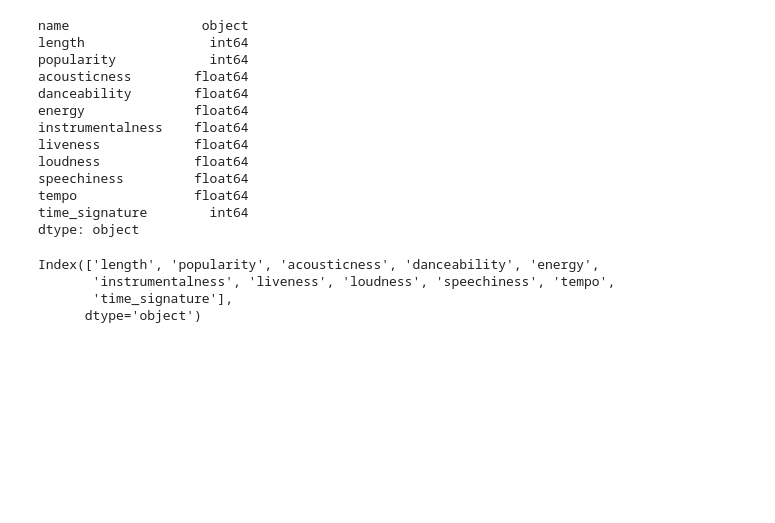
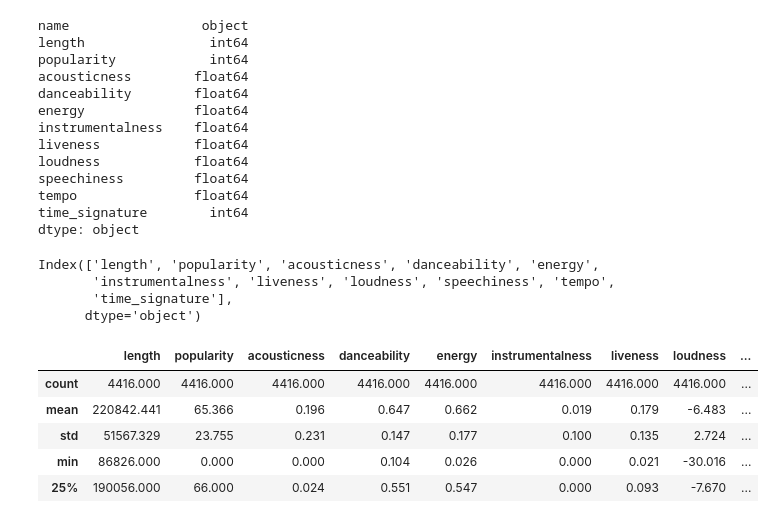
Before and after one commit to AleksiusK/JohdatusDatatieteisiinHarjoitustyo, a Jupyter notebook: dbscan_test.ipynb, the cells around one changed output. Cells and saved outputs as stored; diff of their text form; code cells hidden in the pictures; blank space fills up the shorter version.

```diff
--- a/dbscan_test.ipynb
+++ b/dbscan_test.ipynb
@@ -38,6 +39,17 @@ Index(['length', 'popularity', 'acousticness', 'danceability', 'energy',
        'instrumentalness', 'liveness', 'loudness', 'speechiness', 'tempo',
        'time_signature'],
       dtype='object')
+# %%
+attributes = df.columns
+stats = round(df[attributes].describe(), 3)
+stats.head()
+# %% [output]
+|  | length | popularity | acousticness | danceability | energy | instrumentalness | liveness | loudness | ... |
+| count | 4416.000 | 4416.000 | 4416.000 | 4416.000 | 4416.000 | 4416.000 | 4416.000 | 4416.000 | ... |
+| mean | 220842.441 | 65.366 | 0.196 | 0.647 | 0.662 | 0.019 | 0.179 | -6.483 | ... |
+| std | 51567.329 | 23.755 | 0.231 | 0.147 | 0.177 | 0.100 | 0.135 | 2.724 | ... |
+| min | 86826.000 | 0.000 | 0.000 | 0.104 | 0.026 | 0.000 | 0.021 | -30.016 | ... |
+| 25% | 190056.000 | 66.000 | 0.024 | 0.551 | 0.547 | 0.000 | 0.093 | -7.670 | ... |
 # %%
 x = df.values
 scaled = MinMaxScaler().fit_transform(x)
```
Also changed, not shown: parts of 6 cells of this notebook.
